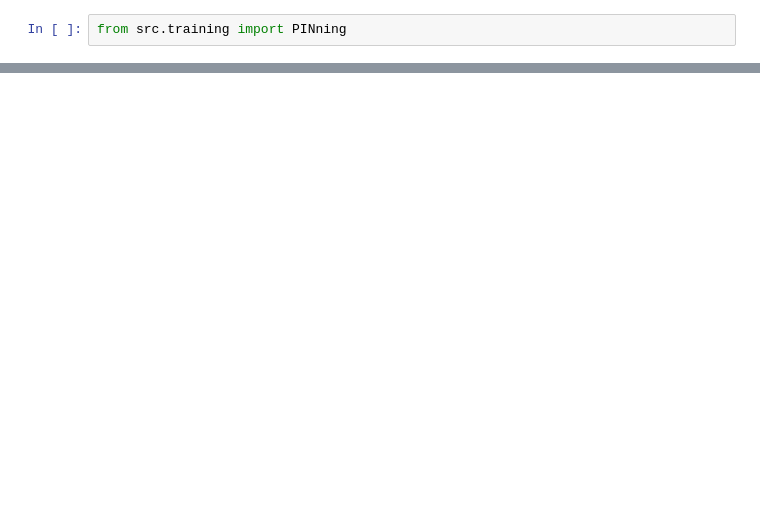
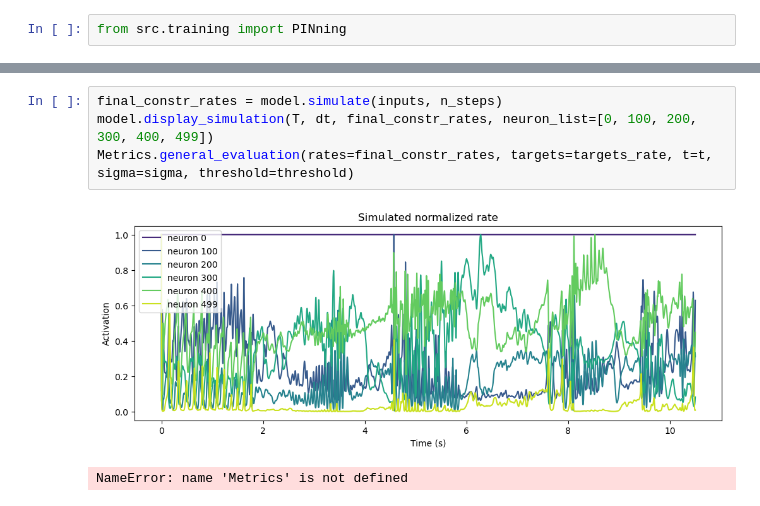
Before and after one commit to JohanneBohn/Reproducing-neural-sequences-with-Partial-In-Network-Training, a Jupyter notebook: main.ipynb, the cells around one changed output, grey strips where cells are left out. Cells and saved outputs as stored; diff of their text form; blank space fills up the shorter version.

```diff
--- a/main.ipynb
+++ b/main.ipynb
@@ -119,0 +157,7 @@ model.display_weight_distribution(value = 'all', bins=60)
+# %%
+final_constr_rates = model.simulate(inputs, n_steps)
+model.display_simulation(T, dt, final_constr_rates, neuron_list=[0, 100, 200, 300, 400, 499])
+Metrics.general_evaluation(rates=final_constr_rates, targets=targets_rate, t=t, sigma=sigma, threshold=threshold)
+# %% [output]
+[figure, added]
+NameError: name 'Metrics' is not defined
```
Also changed, not shown: parts of 12 cells of this notebook, 1 other file.
